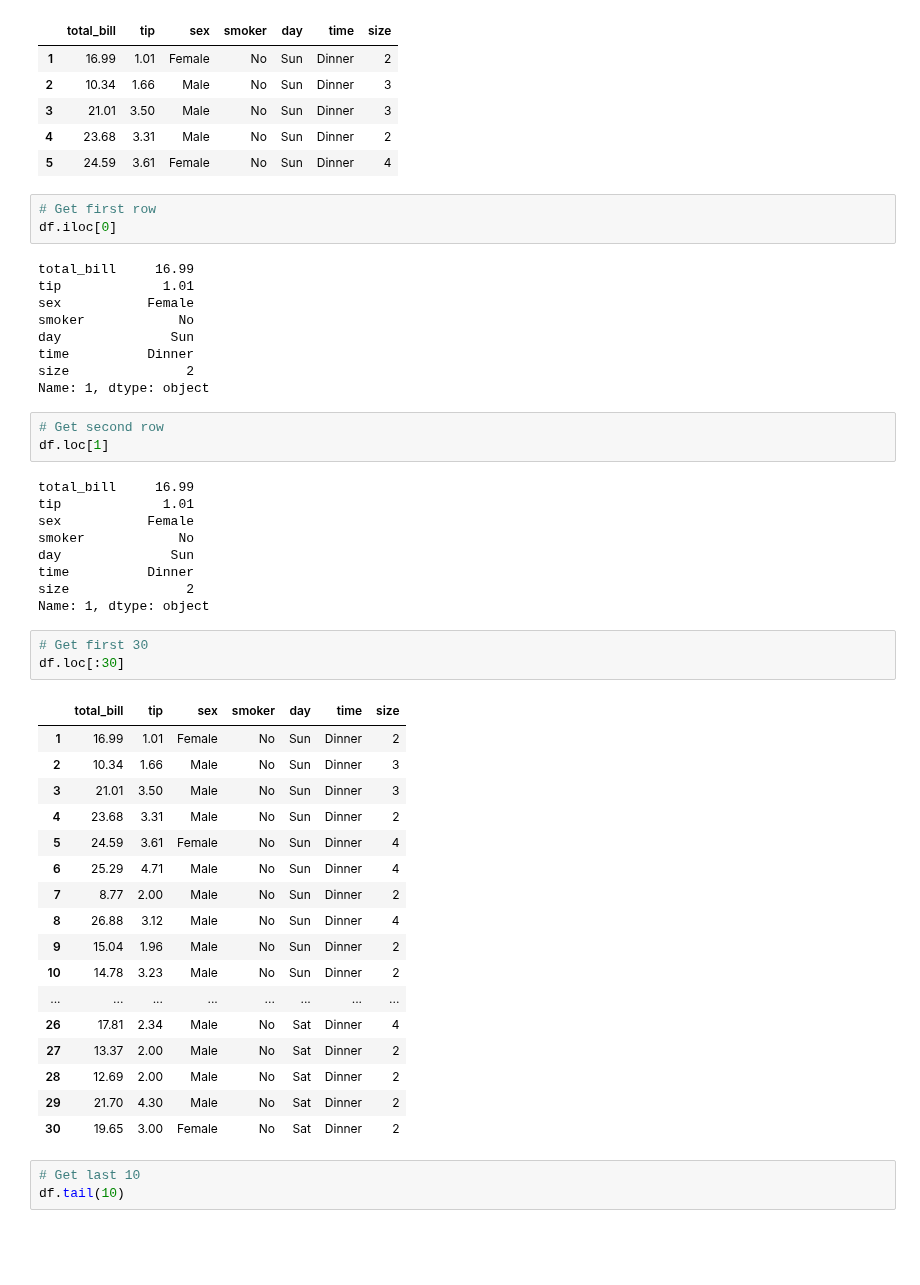
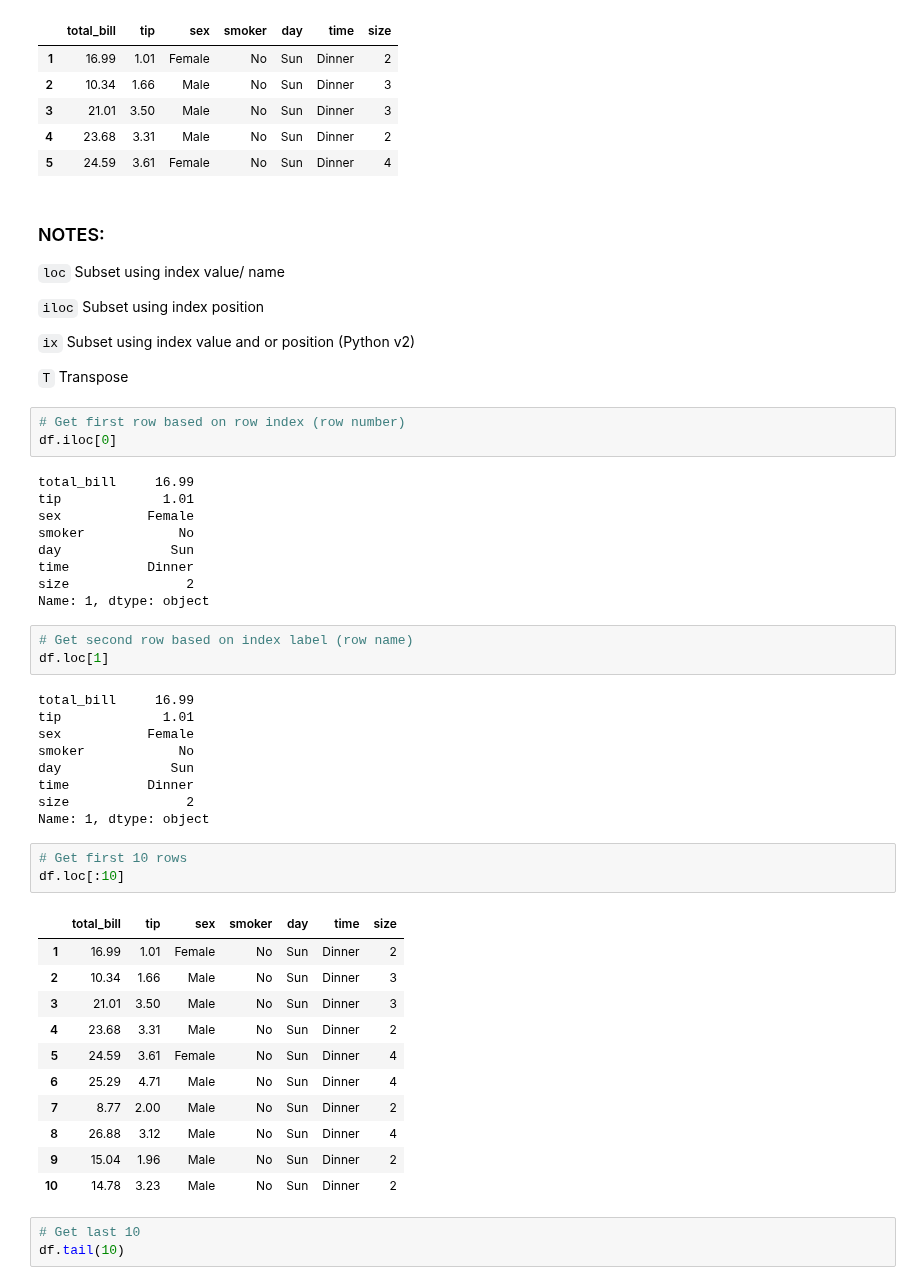
Before and after one commit to stephenkipkurui/Data-Science-Playground, a Jupyter notebook: Pandas4Everyone/Pandas_basics.ipynb, the cells around one changed output. Saved outputs shown, nothing was run; the diff lists cells and outputs as text; blank space fills up the shorter version.

```diff
--- a/Pandas4Everyone/Pandas_basics.ipynb
+++ b/Pandas4Everyone/Pandas_basics.ipynb
@@ -15,8 +16,18 @@ df.head()
 | 3 | 21.01 | 3.50 | Male | No | Sun | Dinner | 3 |
 | 4 | 23.68 | 3.31 | Male | No | Sun | Dinner | 2 |
 | 5 | 24.59 | 3.61 | Female | No | Sun | Dinner | 4 |
+# %% [markdown]
+### NOTES:
+
+`loc` Subset using index value/ name
+
+`iloc` Subset using index position
+
+`ix` Subset using index value and or position (Python v2)
+
+`T` Transpose
 # %%
-# Get first row
+# Get first row based on row index (row number)
 df.iloc[0]
 # %% [output]
 total_bill     16.99
@@ -28,7 +39,7 @@ time          Dinner
 size               2
 Name: 1, dtype: object
 # %%
-# Get second row
+# Get second row based on index label (row name)
 df.loc[1]
 # %% [output]
 total_bill     16.99
@@ -40,26 +51,20 @@ time          Dinner
 size               2
 Name: 1, dtype: object
 # %%
-# Get first 30
-df.loc[:30]
+# Get first 10 rows
+df.loc[:10]
 # %% [output]
 |  | total_bill | tip | sex | smoker | day | time | size |
 | 1 | 16.99 | 1.01 | Female | No | Sun | Dinner | 2 |
 | 2 | 10.34 | 1.66 | Male | No | Sun | Dinner | 3 |
 | 3 | 21.01 | 3.50 | Male | No | Sun | Dinner | 3 |
 | 4 | 23.68 | 3.31 | Male | No | Sun | Dinner | 2 |
 | 5 | 24.59 | 3.61 | Female | No | Sun | Dinner | 4 |
 | 6 | 25.29 | 4.71 | Male | No | Sun | Dinner | 4 |
 | 7 | 8.77 | 2.00 | Male | No | Sun | Dinner | 2 |
 | 8 | 26.88 | 3.12 | Male | No | Sun | Dinner | 4 |
 | 9 | 15.04 | 1.96 | Male | No | Sun | Dinner | 2 |
 | 10 | 14.78 | 3.23 | Male | No | Sun | Dinner | 2 |
-| ... | ... | ... | ... | ... | ... | ... | ... |
-| 26 | 17.81 | 2.34 | Male | No | Sat | Dinner | 4 |
-| 27 | 13.37 | 2.00 | Male | No | Sat | Dinner | 2 |
-| 28 | 12.69 | 2.00 | Male | No | Sat | Dinner | 2 |
-| 29 | 21.70 | 4.30 | Male | No | Sat | Dinner | 2 |
-| 30 | 19.65 | 3.00 | Female | No | Sat | Dinner | 2 |
 # %%
 # Get last 10
 df.tail(10)
```
Also changed, not shown: parts of 8 cells of this notebook, 2 other files.
